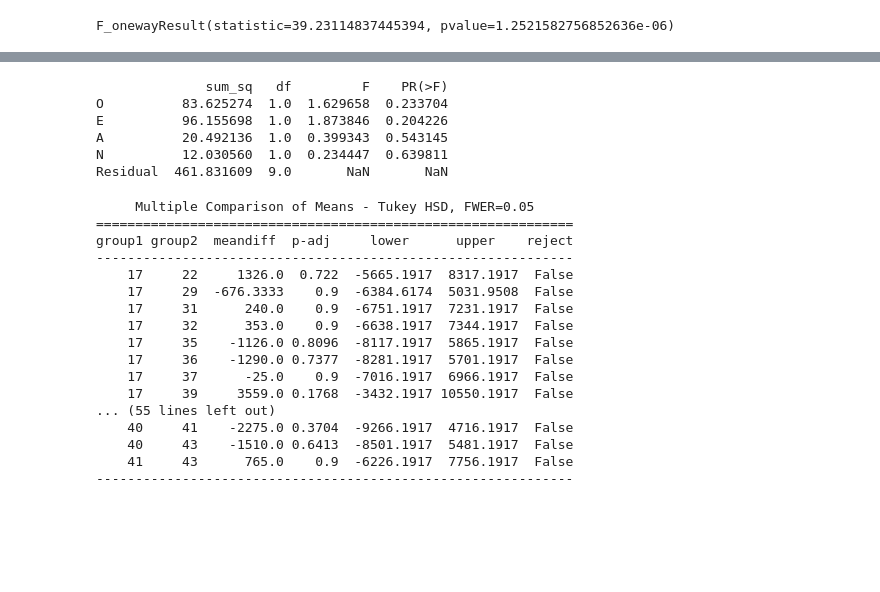
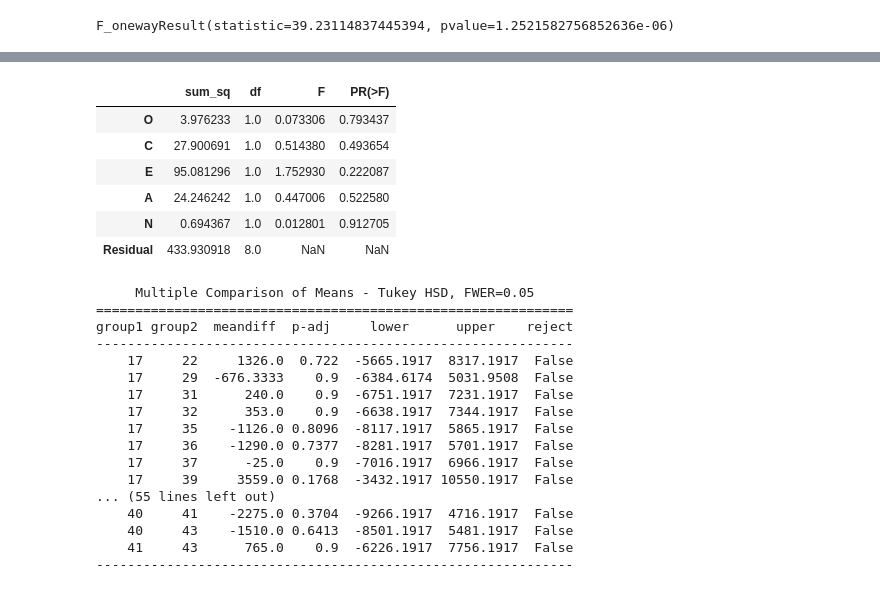
Before and after one commit to leosilva/peerj_computer_science_2022, a Jupyter notebook: Notebooks/Algorithms Statistics.ipynb, the cells around one changed output, grey strips where cells are left out. Cells and saved outputs as stored; diff of their text form; code cells hidden in the pictures; blank space fills up the shorter version.

```diff
--- a/Notebooks/Algorithms Statistics.ipynb
+++ b/Notebooks/Algorithms Statistics.ipynb
@@ -488,14 +533,15 @@ aov
 # %%
-model = ols('por_neg ~ O + E + A + N', data = df).fit()
+model = ols('por_neg ~ O + C + E + A + N', data = df).fit()
 aov = sm.stats.anova_lm(model, typ=2)
-print(aov)
+aov
 # %% [output]
-              sum_sq   df         F    PR(>F)
-O          83.625274  1.0  1.629658  0.233704
-E          96.155698  1.0  1.873846  0.204226
-A          20.492136  1.0  0.399343  0.543145
-N          12.030560  1.0  0.234447  0.639811
-Residual  461.831609  9.0       NaN       NaN
+|  | sum_sq | df | F | PR(>F) |
+| O | 3.976233 | 1.0 | 0.073306 | 0.793437 |
+| C | 27.900691 | 1.0 | 0.514380 | 0.493654 |
+| E | 95.081296 | 1.0 | 1.752930 | 0.222087 |
+| A | 24.246242 | 1.0 | 0.447006 | 0.522580 |
+| N | 0.694367 | 1.0 | 0.012801 | 0.912705 |
+| Residual | 433.930918 | 8.0 | NaN | NaN |
 # %%
 # perform multiple pairwise comparison (Tukey HSD)
 m_comp = pairwise_tukeyhsd(endog=df['pos'], groups=df['O'], alpha=0.05)
```
Also changed, not shown: parts of 31 cells of this notebook.
